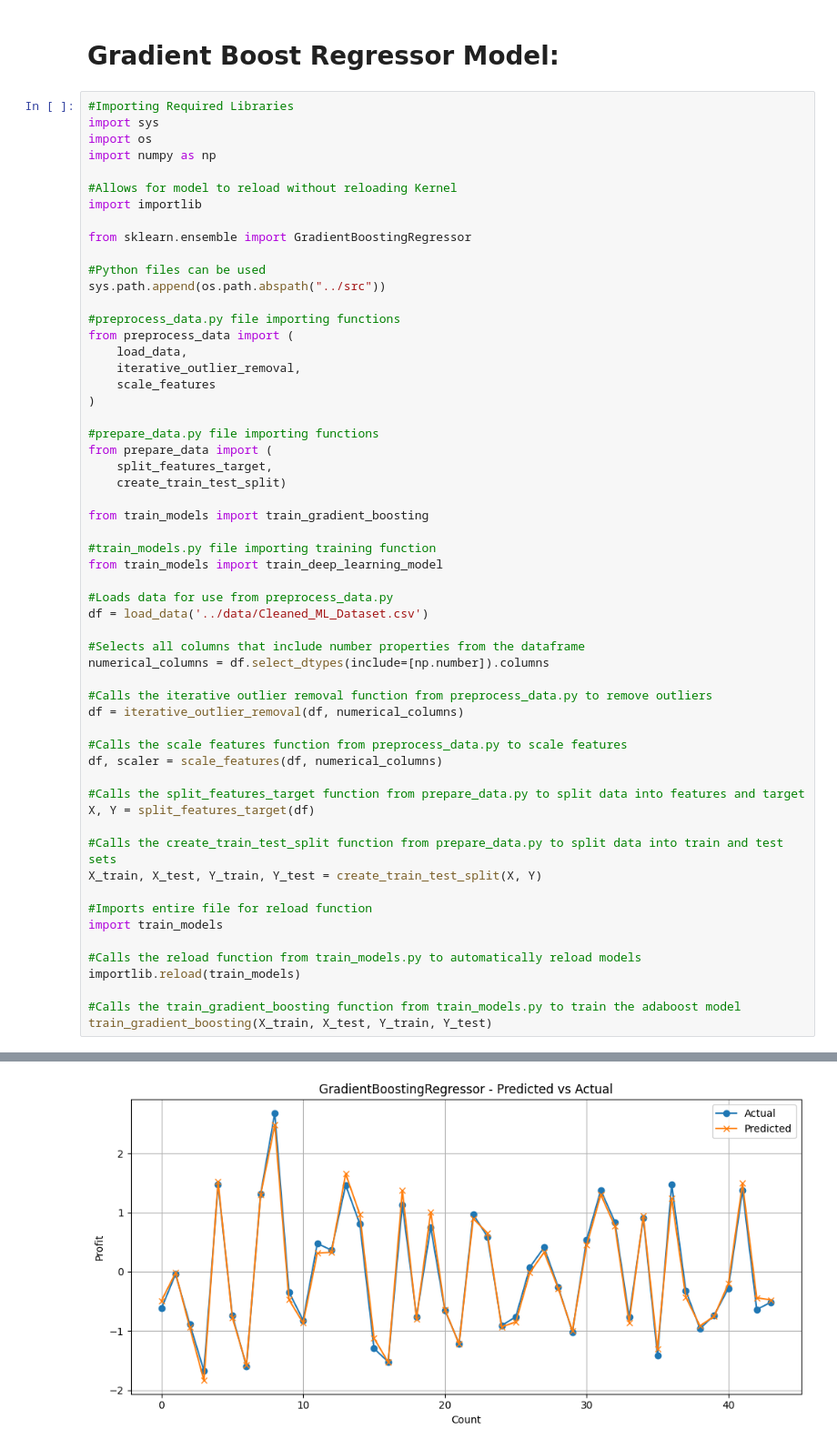
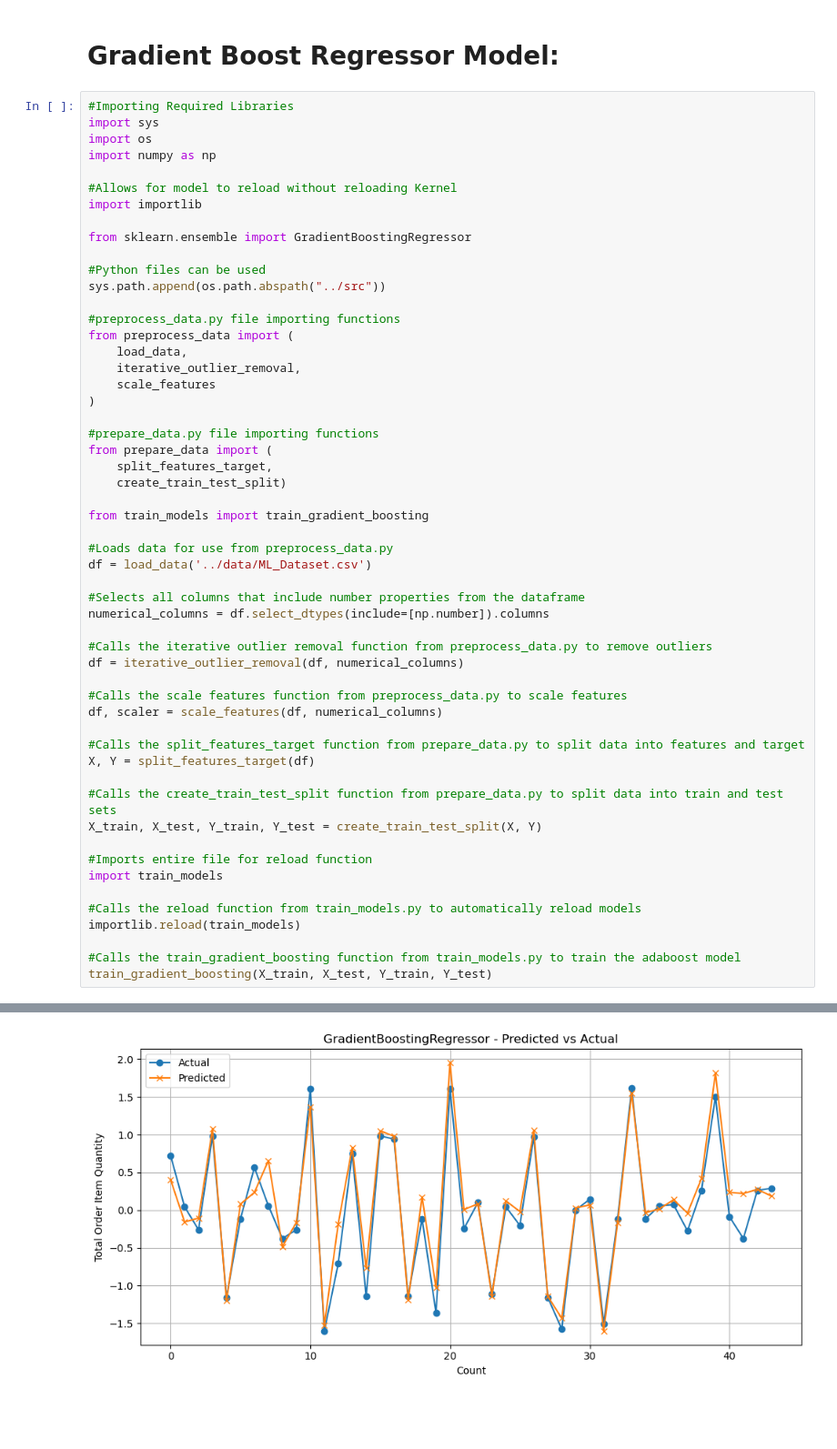
Before and after one commit to KCSchmutz/MLG382_CYO_PROJ_GroupX, a Jupyter notebook: notebooks/GradientBoostingRegressor_model.ipynb, the cells around one changed output, grey strips where cells are left out. Shown: that part at 91% size. Drawn from its saved outputs; the diff is of its cells as text; blank space fills up the shorter version.

```diff
--- a/notebooks/GradientBoostingRegressor_model.ipynb
+++ b/notebooks/GradientBoostingRegressor_model.ipynb
@@ -28,11 +28,8 @@ from prepare_data import (
 
 from train_models import train_gradient_boosting
 
-#train_models.py file importing training function
-from train_models import train_deep_learning_model
-
 #Loads data for use from preprocess_data.py
-df = load_data('../data/Cleaned_ML_Dataset.csv')
+df = load_data('../data/ML_Dataset.csv')
 
 #Selects all columns that include number properties from the dataframe
 numerical_columns = df.select_dtypes(include=[np.number]).columns
@@ -68 +65 @@ Saved model to: ../artifacts\GradientBoostingRegressor_model.pkl
-[figure, old version]
+[figure, new version]
```
Also changed, not shown: parts of 1 cell of this notebook, 14 other files.
